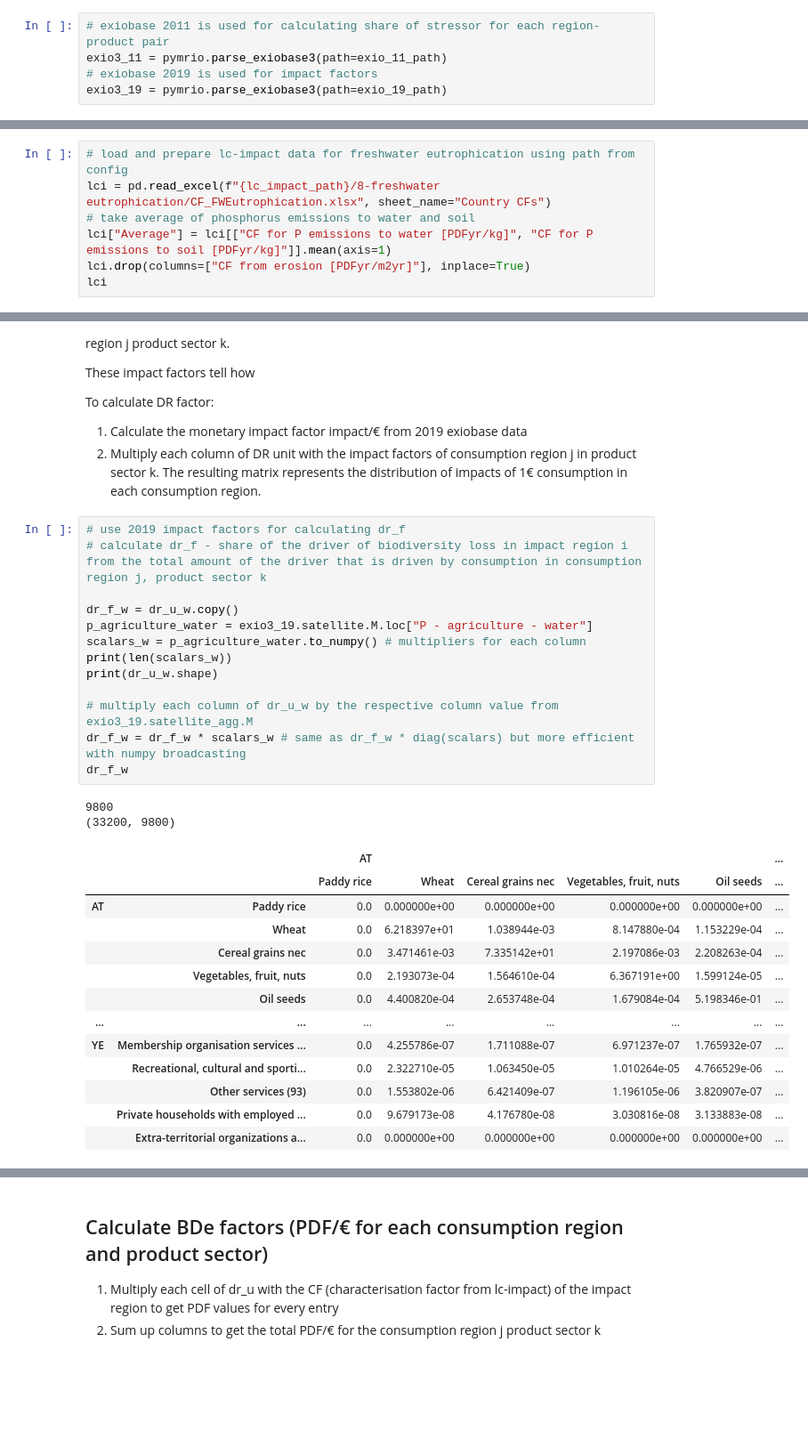
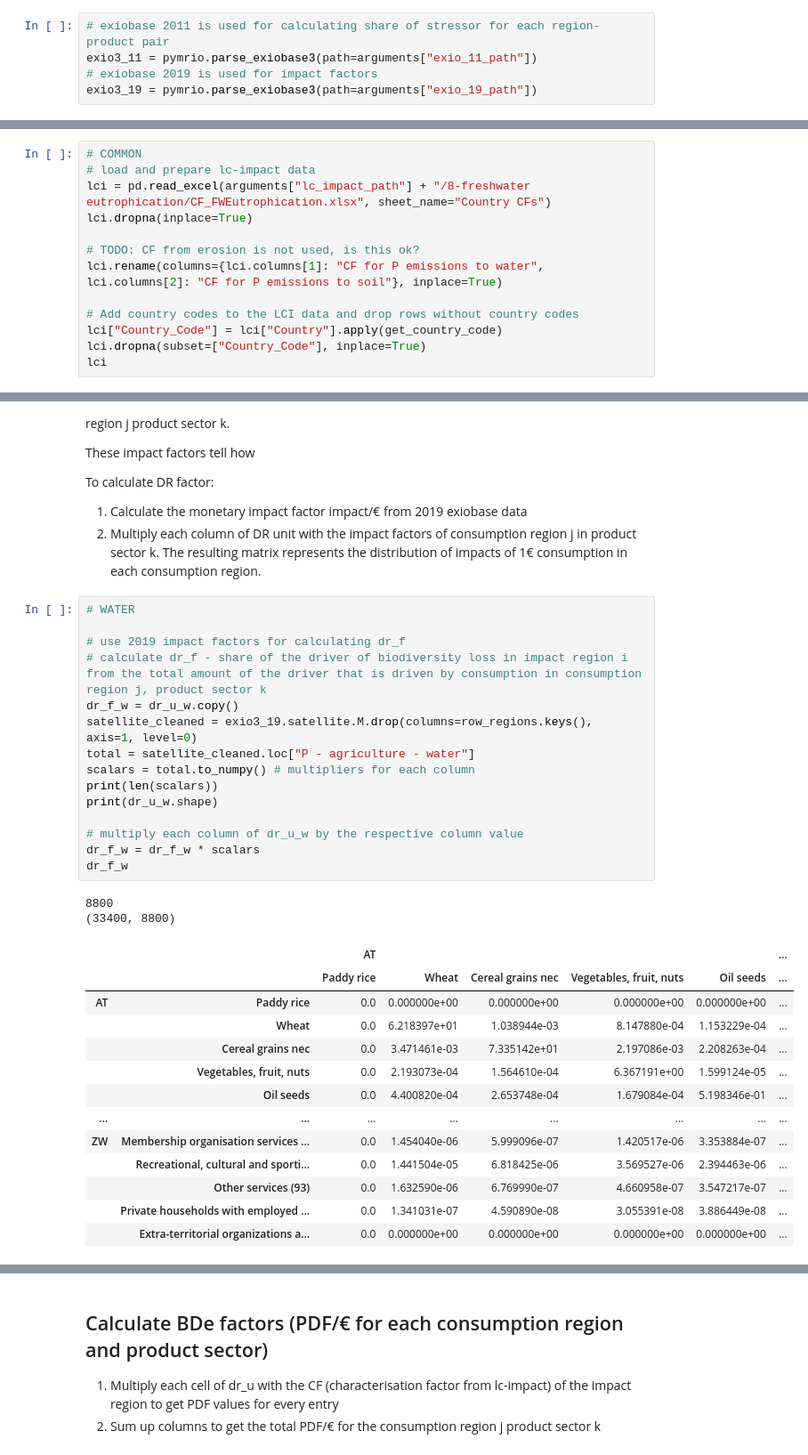
Before and after one commit to tterimaa/pdf-calculation, a Jupyter notebook: notebooks/pdf-eutrophication-freshwater.ipynb, the cells around one changed output, grey strips where cells are left out. Shown: that part at 89% size. Cells and saved outputs as stored; diff of their text form; blank space fills up the shorter version.

```diff
--- a/notebooks/pdf-eutrophication-freshwater.ipynb
+++ b/notebooks/pdf-eutrophication-freshwater.ipynb
@@ -30,8 +23,8 @@ exiobase_grouping_patterns = config['exiobase_grouping_patterns']
 # %%
 # exiobase 2011 is used for calculating share of stressor for each region-product pair
-exio3_11 = pymrio.parse_exiobase3(path=exio_11_path)
+exio3_11 = pymrio.parse_exiobase3(path=arguments["exio_11_path"])
 # exiobase 2019 is used for impact factors
-exio3_19 = pymrio.parse_exiobase3(path=exio_19_path)
+exio3_19 = pymrio.parse_exiobase3(path=arguments["exio_19_path"])
 # %% [markdown]
 ## Calculate DRorigin
 DRorigin is a matrix which describes the amount of the driver of biodiversity loss (DR) that occurs in impact region i sector k and is driven by consumption in region j sector k.
@@ -236,8 +229,14 @@ Unique regions:  248
 # %%
-# load and prepare lc-impact data for freshwater eutrophication using path from config
-lci = pd.read_excel(f"{lc_impact_path}/8-freshwater eutrophication/CF_FWEutrophication.xlsx", sheet_name="Country CFs")
-# take average of phosphorus emissions to water and soil
-lci["Average"] = lci[["CF for P emissions to water [PDFyr/kg]", "CF for P emissions to soil [PDFyr/kg]"]].mean(axis=1)
-lci.drop(columns=["CF from erosion [PDFyr/m2yr]"], inplace=True)
+# COMMON
+# load and prepare lc-impact data
+lci = pd.read_excel(arguments["lc_impact_path"] + "/8-freshwater eutrophication/CF_FWEutrophication.xlsx", sheet_name="Country CFs")
+lci.dropna(inplace=True)
+
+# TODO: CF from erosion is not used, is this ok?
+lci.rename(columns={lci.columns[1]: "CF for P emissions to water", lci.columns[2]: "CF for P emissions to soil"}, inplace=True)
+
+# Add country codes to the LCI data and drop rows without country codes
+lci["Country_Code"] = lci["Country"].apply(get_country_code)
+lci.dropna(subset=["Country_Code"], inplace=True)
 lci
 # %% [output]
@@ -469,31 +494,33 @@ To calculate DR factor:
 1. Calculate the monetary impact factor impact/€ from 2019 exiobase data
 2. Multiply each column of DR unit with the impact factors of consumption region j in product sector k. The resulting matrix represents the distribution of impacts of 1€ consumption in each consumption region.
 # %%
+# WATER
+
 # use 2019 impact factors for calculating dr_f
 # calculate dr_f - share of the driver of biodiversity loss in impact region i from the total amount of the driver that is driven by consumption in consumption region j, product sector k
-
 dr_f_w = dr_u_w.copy()
-p_agriculture_water = exio3_19.satellite.M.loc["P - agriculture - water"]
-scalars_w = p_agriculture_water.to_numpy() # multipliers for each column
-print(len(scalars_w))
+satellite_cleaned = exio3_19.satellite.M.drop(columns=row_regions.keys(), axis=1, level=0)
+total = satellite_cleaned.loc["P - agriculture - water"]
+scalars = total.to_numpy() # multipliers for each column
+print(len(scalars))
 print(dr_u_w.shape)
 
-# multiply each column of dr_u_w by the respective column value from exio3_19.satellite_agg.M
-dr_f_w = dr_f_w * scalars_w # same as dr_f_w * diag(scalars) but more efficient with numpy broadcasting
+# multiply each column of dr_u_w by the respective column value
+dr_f_w = dr_f_w * scalars
 dr_f_w
 # %% [output]
-9800
-(33200, 9800)
+8800
+(33400, 8800)
 |  |  | AT |  |  |  |  | ... |
 |  |  | Paddy rice | Wheat | Cereal grains nec | Vegetables, fruit, nuts | Oil seeds | ... |
 | AT | Paddy rice | 0.0 | 0.000000e+00 | 0.000000e+00 | 0.000000e+00 | 0.000000e+00 | ... |
 |  | Wheat | 0.0 | 6.218397e+01 | 1.038944e-03 | 8.147880e-04 | 1.153229e-04 | ... |
 |  | Cereal grains nec | 0.0 | 3.471461e-03 | 7.335142e+01 | 2.197086e-03 | 2.208263e-04 | ... |
 |  | Vegetables, fruit, nuts | 0.0 | 2.193073e-04 | 1.564610e-04 | 6.367191e+00 | 1.599124e-05 | ... |
 |  | Oil seeds | 0.0 | 4.400820e-04 | 2.653748e-04 | 1.679084e-04 | 5.198346e-01 | ... |
 | ... | ... | ... | ... | ... | ... | ... | ... |
-| YE | Membership organisation services ... | 0.0 | 4.255786e-07 | 1.711088e-07 | 6.971237e-07 | 1.765932e-07 | ... |
-|  | Recreational, cultural and sporti... | 0.0 | 2.322710e-05 | 1.063450e-05 | 1.010264e-05 | 4.766529e-06 | ... |
-|  | Other services (93) | 0.0 | 1.553802e-06 | 6.421409e-07 | 1.196105e-06 | 3.820907e-07 | ... |
-|  | Private households with employed ... | 0.0 | 9.679173e-08 | 4.176780e-08 | 3.030816e-08 | 3.133883e-08 | ... |
+| ZW | Membership organisation services ... | 0.0 | 1.454040e-06 | 5.999096e-07 | 1.420517e-06 | 3.353884e-07 | ... |
+|  | Recreational, cultural and sporti... | 0.0 | 1.441504e-05 | 6.818425e-06 | 3.569527e-06 | 2.394463e-06 | ... |
+|  | Other services (93) | 0.0 | 1.632590e-06 | 6.769990e-07 | 4.660958e-07 | 3.547217e-07 | ... |
+|  | Private households with employed ... | 0.0 | 1.341031e-07 | 4.590890e-08 | 3.055391e-08 | 3.886449e-08 | ... |
 |  | Extra-territorial organizations a... | 0.0 | 0.000000e+00 | 0.000000e+00 | 0.000000e+00 | 0.000000e+00 | ... |
```
Also changed, not shown: parts of 27 cells of this notebook, 2 other files.
